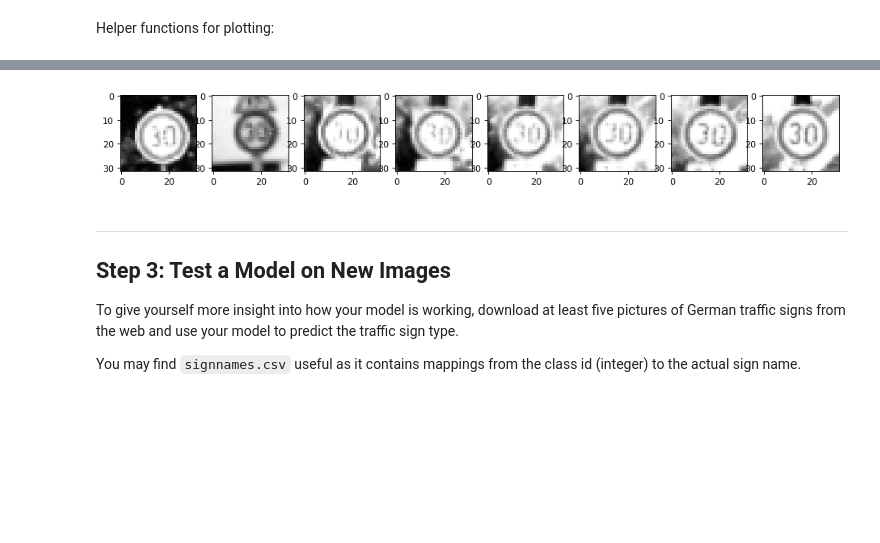
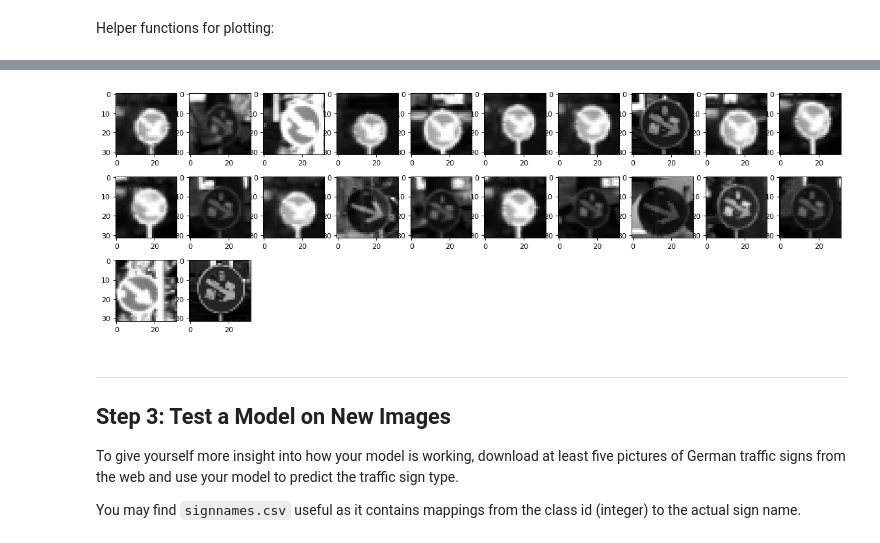
Before and after one commit to MarkDekker/CarND-Traffic-Sign-Classifier-Project, a Jupyter notebook: Traffic_Sign_Classifier.ipynb, the cells around one changed output, grey strips where cells are left out. Cells and saved outputs as stored; diff of their text form; code cells hidden in the pictures; blank space fills up the shorter version.

Commit message:
Evaluated images from the internet.

```diff
--- a/Traffic_Sign_Classifier.ipynb
+++ b/Traffic_Sign_Classifier.ipynb
@@ -185,8 +187,9 @@ def print_images(image_set):
 
     for i in range(len(image_set)):
         plt.subplot(rows, cols, i+1)
-        image = (image_set[i]+ 1)/2
+        image = image_set[i]
         if image.shape[2] < 3:
+            image = (image + 1)/2
             image = image[:,:,0]
         plt.imshow(image, cmap='gray')
 
@@ -248,14 +251,17 @@ COLOR_CHANNELS = 1
 # %%
 tf_processed_train = tf.map_fn(lambda x: tf.image.per_image_standardization(x), X_train, dtype=tf.float32, parallel_iterations=2000)
 tf_processed_valid = tf.map_fn(lambda x: tf.image.per_image_standardization(x), X_valid, dtype=tf.float32, parallel_iterations=2000)
+tf_processed_test = tf.map_fn(lambda x: tf.image.per_image_standardization(x), X_test, dtype=tf.float32, parallel_iterations=2000)
 
 if COLOR_CHANNELS is 1:
     tf_processed_train = tf.image.rgb_to_grayscale(tf_processed_train)
     tf_processed_valid = tf.image.rgb_to_grayscale(tf_processed_valid)
+    tf_processed_test = tf.image.rgb_to_grayscale(tf_processed_test)
 # %%
 with tf.Session() as sess:
     processed_train = tf_processed_train.eval()
     processed_valid = tf_processed_valid.eval()
+    processed_test = tf_processed_test.eval()
 # %%
 #print_image_sample_compare(processed_train, X_train)
 # %%
@@ -568,9 +574,16 @@ def get_miscategorised_images(y_pred, X_data, y_data, n_classes):
 with tf.Session() as sess:
     saver.restore(sess, './lenet')
 
-    y_pred = get_prediction(processed_valid)
-    confusion_matrix = get_confusion_matrix(y_pred, y_valid)
+    test_accuracy = sess.run(accuracy, feed_dict={x: processed_test, y: y_test, dropout_keep: 1.0})
+    print("")
+    print("---------------------------")
+    print("|  Test Accuracy = {:.3f}  |".format(test_accuracy))
+    print("---------------------------")
+    print("")
 
-    miscategorised_images = get_miscategorised_images(y_pred, processed_valid, y_valid, n_classes)
+    y_pred = get_prediction(processed_test)
+    confusion_matrix = get_confusion_matrix(y_pred, y_test)
+
+    miscategorised_images = get_miscategorised_images(y_pred, processed_test, y_test, n_classes)
 # %% [output]
 INFO:tensorflow:Restoring parameters from ./lenet
@@ -622,7 +639,7 @@ Confusion matrix, without normalization
 # %%
-print_images(miscategorised_images[1])
+print_images(miscategorised_images[38])
 # %% [output]
-[figure, old version]
+[figure, new version]
 # %% [markdown]
 ---
 
```
Also changed, not shown: parts of 11 cells of this notebook, 28 other files.
